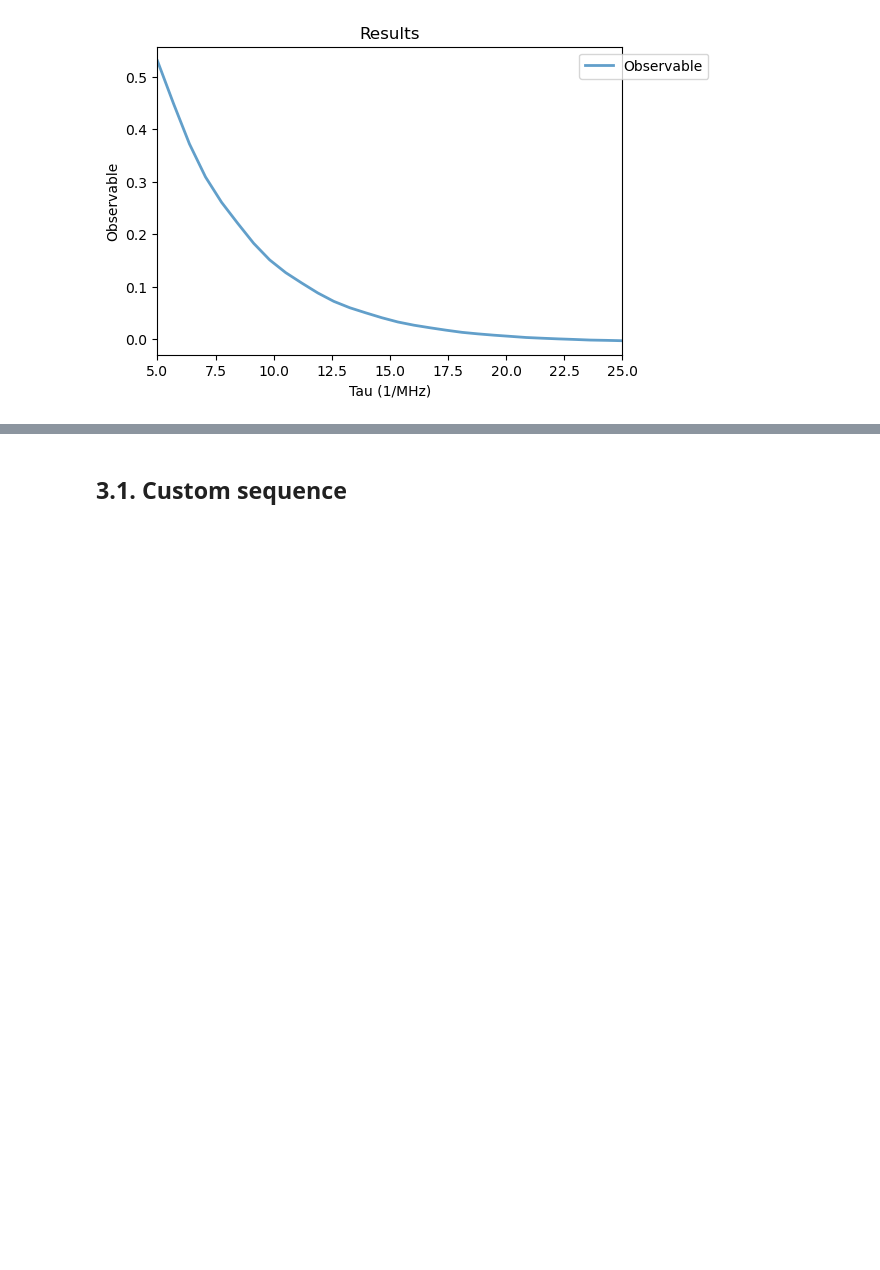
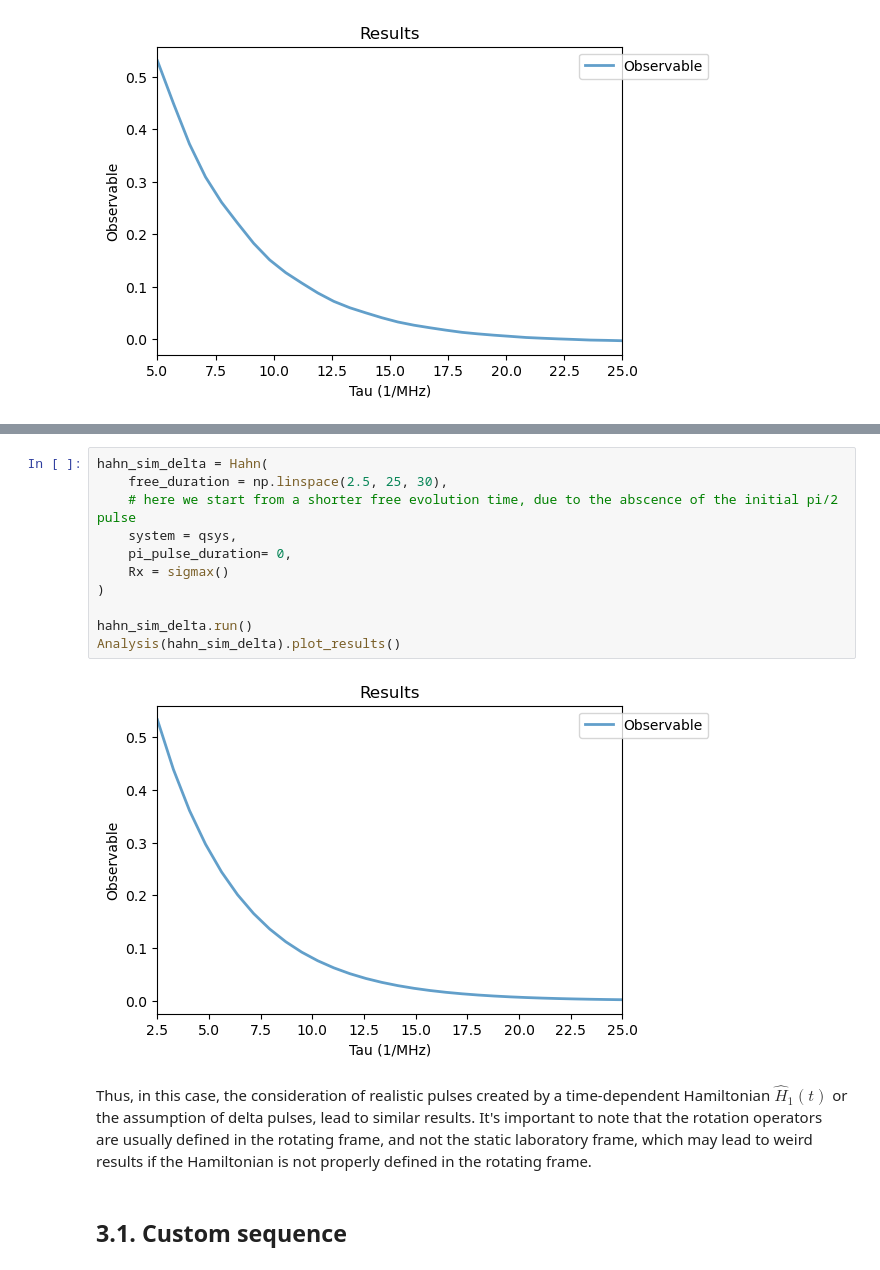
Before and after one commit to QISS-HZB/QuaCCAToo, a Jupyter notebook: docs/tutorials/01_spin_half_Rabi_Hahn.ipynb, the cells around one changed output, grey strips where cells are left out. Cells and saved outputs as stored; diff of their text form; blank space fills up the shorter version.

Commit message:
delta pulses implementation
now must predefined methods have the option to be simulate with delta pulses
by setting the parameter of pi_pulse_duration to 0

```diff
--- a/docs/tutorials/01_spin_half_Rabi_Hahn.ipynb
+++ b/docs/tutorials/01_spin_half_Rabi_Hahn.ipynb
@@ -212,3 +214,18 @@ Analysis(hahn_sim).plot_results()
+# %%
+hahn_sim_delta = Hahn(
+    free_duration = np.linspace(2.5, 25, 30),
+    # here we start from a shorter free evolution time, due to the abscence of the initial pi/2 pulse
+    system = qsys,
+    pi_pulse_duration= 0,
+    Rx = sigmax()
+)
+
+hahn_sim_delta.run()
+Analysis(hahn_sim_delta).plot_results()
+# %% [output]
+[figure, added]
+# %% [markdown]
+Thus, in this case, the consideration of realistic pulses created by a time-dependent Hamiltonian $\hat{H}_1(t)$ or the assumption of delta pulses, lead to similar results. It's important to note that the rotation operators are usually defined in the rotating frame, and not the static laboratory frame, which may lead to weird results if the Hamiltonian is not properly defined in the rotating frame.
 # %% [markdown]
 ## 3.1. Custom sequence
 # %% [markdown]
```
Also changed, not shown: parts of 1 cell of this notebook, 5 other files.
